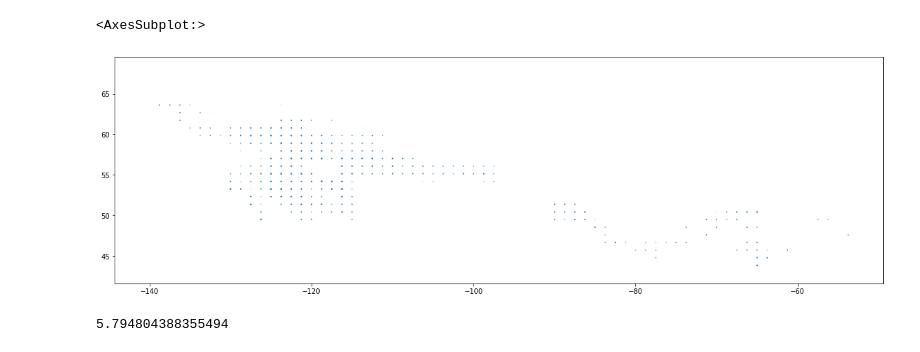
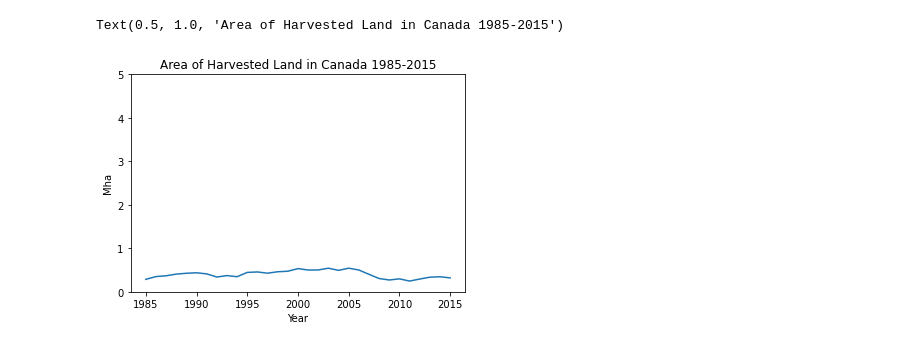
Before and after one commit to grahamclyne/thesis, a Jupyter notebook: Untitled-1.ipynb, the cells around one changed output. Cells and saved outputs as stored; diff of their text form; code cells hidden in the pictures.

```diff
--- a/Untitled-1.ipynb
+++ b/Untitled-1.ipynb
@@ -1,4 +0,0 @@
-# %%
-import pandas as pd
-import numpy as np
-x = pd.read_csv('/Users/gclyne/thesis/data/cesm_data.csv',header=0)
@@ -156,14 +0,0 @@ cesm_gdf = geopandas.GeoDataFrame(
-# %%
-temp_var = 'cVeg'
-cesm_gdf_sub = cesm_gdf[['# year','geometry',temp_var]]
-
-cesm_gdf_sub = cesm_gdf_sub[cesm_gdf_sub['# year'] == 2014]
-cesm_gdf_sub[temp_var] = (cesm_gdf_sub[temp_var] - cesm_gdf_sub[temp_var].mean()) / cesm_gdf_sub[temp_var].std()
-cesm_gdf_sub.plot(markersize=cesm_gdf_sub[temp_var],figsize=(20,20))
-# %% [output]
-<AxesSubplot:>
-[figure, removed]
-# %%
-cesm_gdf_sub['tas_DJF'].std()
-# %% [output]
-5.794804388355494
@@ -187,0 +22,41 @@ model = ToyModel().to(f'cpu:0')
+# %%
+#CALCULATE AREA OF HARVESTED LAND PER YEAR
+
+import pandas as pd
+from hydra import initialize, compose
+
+with initialize(version_base=None, config_path="conf"):
+    cfg = compose(config_name="ann_config")
+
+from preprocessing.utils import getArea
+harvest_df = pd.read_csv(f'{cfg.path.nfis_harvest_data}',header=None)
+harvest_df.columns = ['total_pixels'] + [x for x in range(1985,2016)] + ['sum','year','lat','lon']
+#convert harvests to percentages
+for year in range(1985,2016):
+    harvest_df[year] = harvest_df[year] / harvest_df['total_pixels']
+
+harvest_df['area'] = harvest_df.apply(lambda x: getArea(x['lat'],x['lon'],cfg),axis=1)
+
+
+for year in range(1985,2016):
+    harvest_df[year] = harvest_df[year] * harvest_df['area']
+
+harvested_area_per_year = []
+for year in range(1985,2016):
+    harvested_area_per_year.append(harvest_df[year].sum())
+harvested_area_per_year
+harvest_mha = [x/ 10000000000 for x in harvested_area_per_year] #convert m2 to Mha
+
+import matplotlib.pyplot as plt
+fig, ax = plt.subplots()
+
+plt.plot(harvest_mha)
+plt.ylim(bottom=0,top=5)
+plt.ylabel('Mha')
+plt.xlabel('Year')
+ax.set_xticks(range(0,31,5))
+ax.set_xticklabels(range(1985,2016,5))
+plt.title('Area of Harvested Land in Canada 1985-2015')
+# %% [output]
+Text(0.5, 1.0, 'Area of Harvested Land in Canada 1985-2015')
+[figure, added]
```
Also changed, not shown: parts of 18 cells of this notebook, 14 other files.
